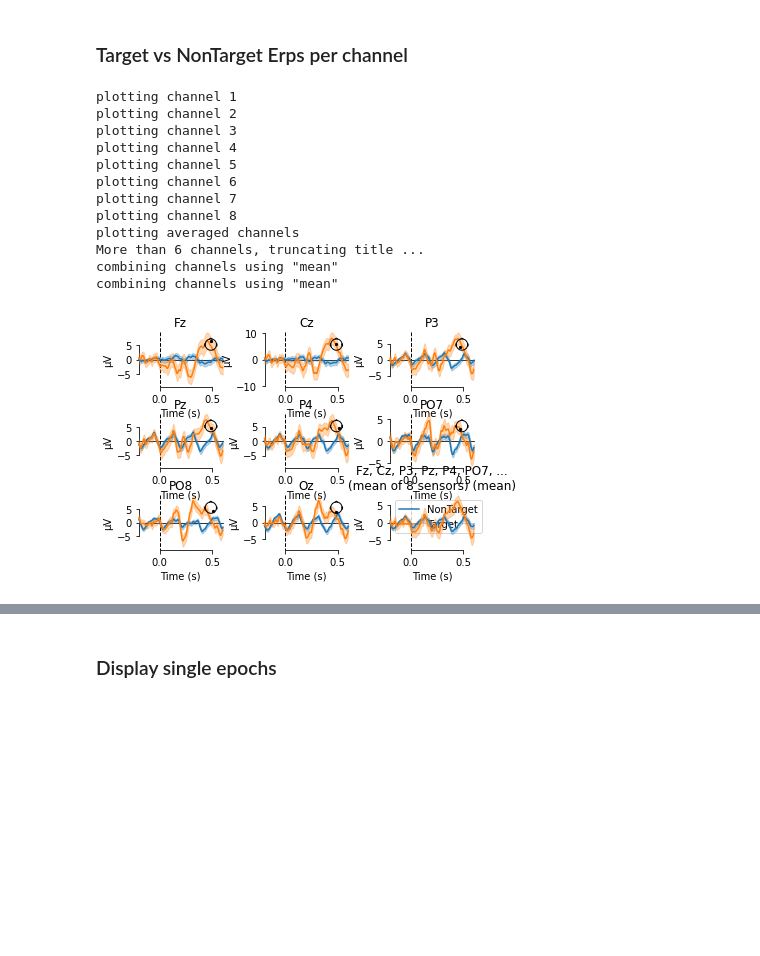
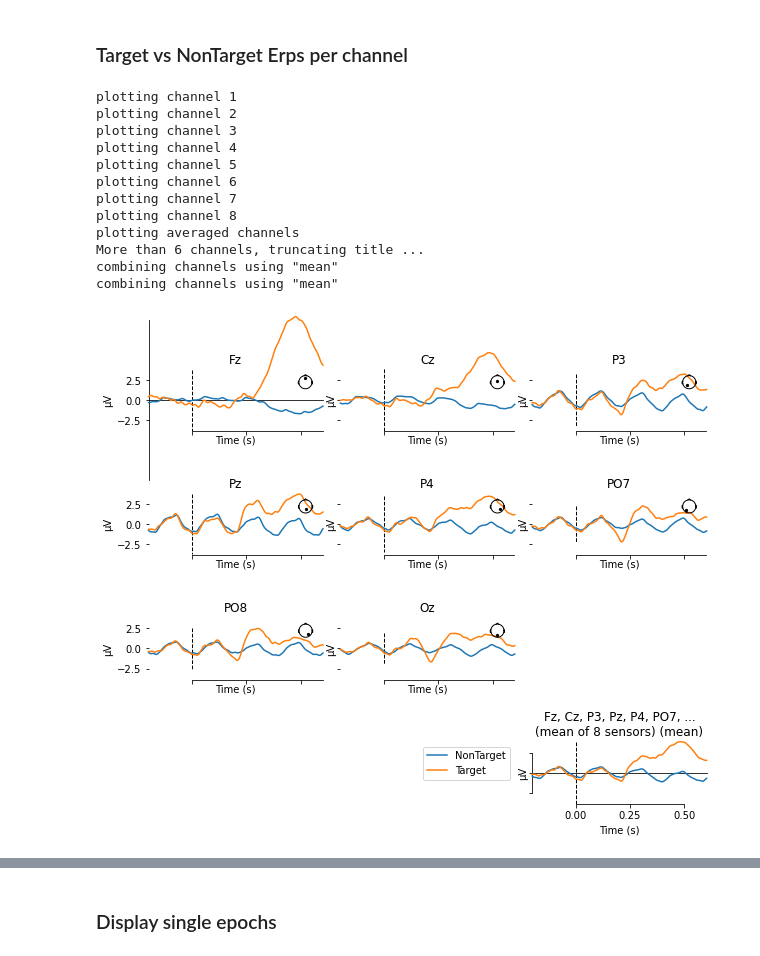
Before and after one commit to lokinou/p3k_offline_analysis, a Jupyter notebook: p300_analysis.ipynb, the cells around one changed output, grey strips where cells are left out. Cells and saved outputs as stored; diff of their text form; code cells hidden in the pictures; blank space fills up the shorter version.

```diff
--- a/p300_analysis.ipynb
+++ b/p300_analysis.ipynb
@@ -264,7 +277,7 @@ if data_type == 'openvibe':
     nb_stimlus_rows, nb_stimulus_cols, nb_seq = ov_nb_row_stims, ov_nb_col_stims, ov_nb_sequences
     print("Using user defined n_rows={}, n_cols={}, n_seq={}".format(nb_stimlus_rows, nb_stimulus_cols, nb_seq))
 elif data_type == 'bci2000':
-    raws, (nb_stimlus_rows, nb_stimulus_cols, nb_seq) = load_bci2k(fnames, verbose=True)
+    raws, (nb_stimlus_rows, nb_stimulus_cols, nb_seq) = load_bci2k(fnames, verbose=False)
     print("Using from parameters n_rows={}, n_cols={}, n_seq={}".format(nb_stimlus_rows, nb_stimulus_cols, nb_seq))
 
 raw = mne.concatenate_raws(raws)
@@ -863,19 +905,14 @@ df_meta
 events = mne.pick_events(all_events, [0,1])
 
 event_ids = dict(NonTarget=0, Target=1)
-#isi = isi
-#flash = flash
-pre_epoch = pre_epoch
-epoch_length = epoch_length
-
 
 # epoching function
-epochs = mne.Epochs(raw, events, baseline=baseline, event_id=event_ids, tmin=pre_epoch, tmax=epoch_length, event_repeated='drop', picks = ['eeg', 'csd'],
+epochs = mne.Epochs(raw, events, baseline=time_baseline, event_id=event_ids, tmin=time_epoch[0], tmax=time_epoch[1], event_repeated='drop', picks = ['eeg', 'csd'],
                     preload=True, metadata=df_meta)
 
 # if there is any delay,
 #epochs.shift_time(-isi, relative=True)
 if display_preprocessing_plots:
-    fig = epochs.plot()
+    fig = epochs[0:5].plot(title='displaying 5 first epochs')
 # %% [output]
 Adding metadata with 5 columns
@@ -916,7 +949,7 @@ if apply_CSD:
     epochs_csd = mne.preprocessing.compute_current_source_density(epochs)
     epochs = epochs_csd
     if display_preprocessing_plots:
-        epochs_csd.plot()
+        fig = epochs_csd[0:5].plot(title='Current_source_density on 5 first epochs')
 # %% [markdown]
 ### Average the epochs of each class
 # %%
@@ -970,8 +1003,10 @@ No projector specified for this dataset. Please consider the method self.add_pro
 Average plots
 # %%
 if display_all_erp_plots:
-    evokeds = dict(NonTarget=list(epochs['NonTarget'].iter_evoked()),
-                   Target=list(epochs['Target'].iter_evoked()))
+    #evokeds = dict(NonTarget=list(epochs['NonTarget'].iter_evoked()),
+    #               Target=list(epochs['Target'].iter_evoked()))
+    evokeds = dict(NonTarget=epochs['NonTarget'].average(),
+           Target=epochs['Target'].average())
     #picks = [f'eeg{n}' for n in range(10, 15)]
     mne.viz.plot_compare_evokeds(evokeds, picks=picks, combine='mean')
 # %% [output]
@@ -982,50 +1017,71 @@ combining channels using "mean"
 # %% [markdown]
 ### Target vs NonTarget Erps per channel
 # %%
+
+
 if not skip_slow_ERP_plot:
     nb_chans = epochs['Target']._data.shape[1]
-    splt_width = int(np.floor(np.sqrt(1.0*nb_chans+1)))  # adding an extra plot with all channels combined at the end
+    splt_width = int(np.floor(np.sqrt(1.0*nb_chans+2)))  # adding an extra plot with all channels combined at the end and a legend
     splt_height = splt_width if splt_width * splt_width >= nb_chans+1 else splt_width+1
-    if splt_height * splt_width < nb_chans+1:
+    while splt_height * splt_width < nb_chans+2:
         splt_height += 1
-    fig, ax = plt.subplots(splt_height,splt_width)
+    fig, axes = plt.subplots(splt_height,splt_width, figsize=(10,8),sharex=True, sharey=True)
 
-    evokeds = dict(NonTarget=list(epochs['NonTarget'].iter_evoked()),
-                   Target=list(epochs['Target'].iter_evoked()))
+    #evokeds = dict(NonTarget=list(epochs['NonTarget'].iter_evoked()),
+    #               Target=list(epochs['Target'].iter_evoked()))
+    evokeds = dict(NonTarget=epochs['NonTarget'].average(),
+               Target=epochs['Target'].average())
     #picks = [f'eeg{n}' for n in range(10, 15)]
 
     shape_epochs = epochs['Target']._data.shape
-    for ch_idx in range(nb_chans):
-        print('plotting channel {}'.format(ch_idx+1))
-        mne.viz.plot_compare_evokeds(evokeds,picks=[epochs.info['ch_names'][ch_idx]],
+    nb_cells = splt_height*splt_width
+    for plot_idx in range(nb_cells):
+
+        # cells containing data
+        if plot_idx in range(nb_chans):
+            ch_idx = plot_idx
+            print('plotting channel {}'.format(ch_idx+1))
+            mne.viz.plot_compare_evokeds(evokeds,picks=[epochs.info['ch_names'][ch_idx]],
+                                         legend=False,
+                                         axes=axes[plot_idx//splt_width, plot_idx%splt_width], show=False)
+            #plt.show(block=False)
+            plt.subplots_adjust(hspace=0.5, wspace=.5)
+            #plt.pause(.05)
+
+        # filler and legend cells
+        elif plot_idx <= nb_cells-2:
+            ax = axes[plot_idx//splt_width, plot_idx%splt_width]
+            ax.clear()  # clears the random data I plotted previously
+            ax.set_axis_off()  # removes the XY axes
+
+            if plot_idx == nb_cells-2:
+                handles, labels = axes[0,0].get_legend_handles_labels()
+                leg = ax.legend(handles, labels)
+
+    print('plotting averaged channels')
+    f = mne.viz.plot_compare_evokeds(evokeds, picks=epochs.info['ch_names'], combine='mean',
                                      legend=False,
-                                     axes=ax[ch_idx//splt_width, ch_idx%splt_width], show=False)
-        #plt.show(block=False)
-        plt.subplots_adjust(hspace=0.5, wspace=.5)
-        #plt.pause(.1)
-    print('plotting averaged channels')
-    axs = mne.viz.plot_compare_evokeds(evokeds, picks=picks, combine='mean',
-                                 legend=True,
-                                 axes=ax[-1,-1], show=False)
+                                     axes=axes[-1,-1], show=False)
 
-    plt.subplots_adjust(hspace=0.5, wspace=.5)
+        # retrieve the legend and move it in the previous cell
+
+    plt.subplots_adjust(hspace=1, wspace=.1)
     plt.show()
-    print("Please note that this plot is optimized for higher resolution and has the legend overlapping the average")
 
-    if export_figures:
-        out_name = os.path.join(fig_folder, output_name + '_ERPs')
-        axs[0].savefig(out_name, dpi=300, facecolor='w', edgecolor='w', bbox_inches='tight')
+if export_figures:
+    out_name = os.path.join(fig_folder, output_name + '_ERPs')
+    fig.savefig(out_name, dpi=300, facecolor='w', edgecolor='w', bbox_inches='tight')
 # %% [output]
 plotting channel 1
 plotting channel 2
 plotting channel 3
 plotting channel 4
 plotting channel 5
 plotting channel 6
 plotting channel 7
 plotting channel 8
 plotting averaged channels
 More than 6 channels, truncating title ...
 combining channels using "mean"
 combining channels using "mean"
-[figure, old version]
+[figure, new version]
```
Also changed, not shown: parts of 57 cells of this notebook, 2 other files.
